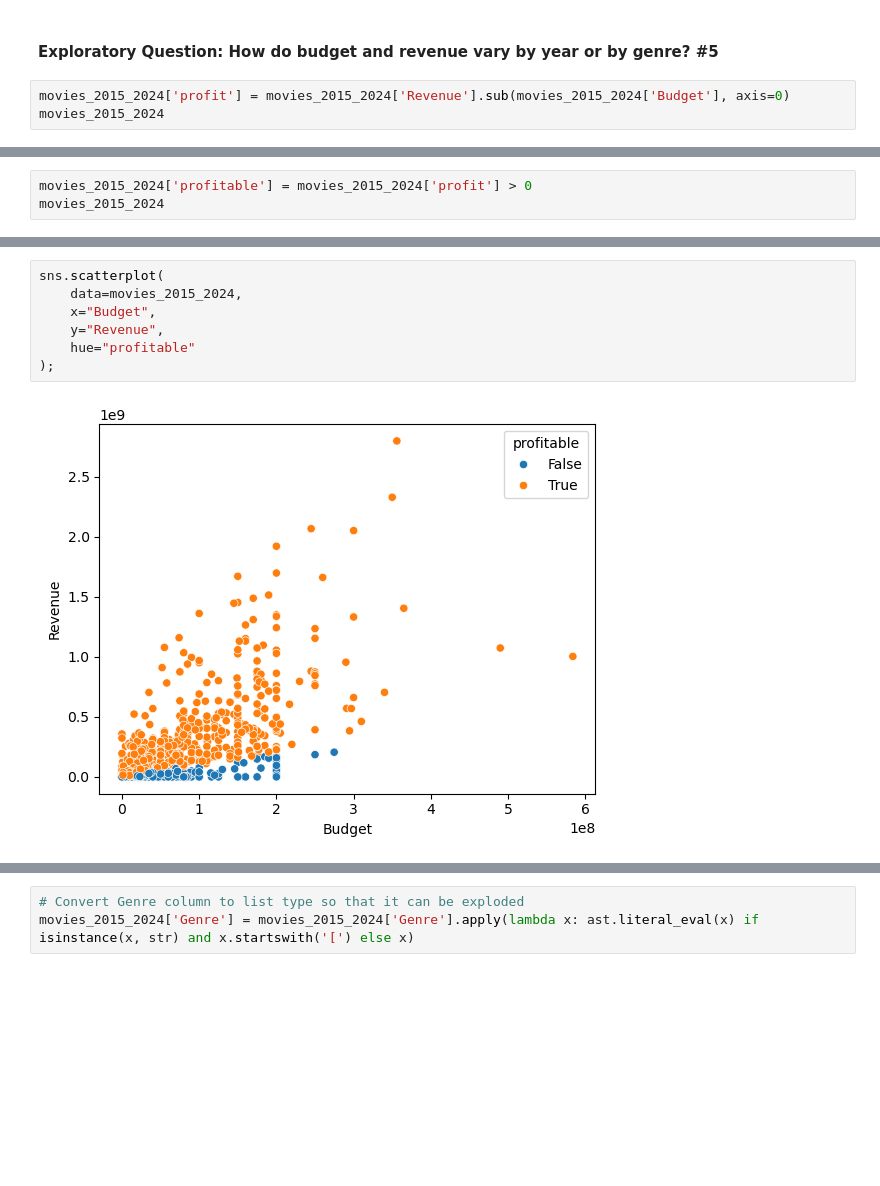
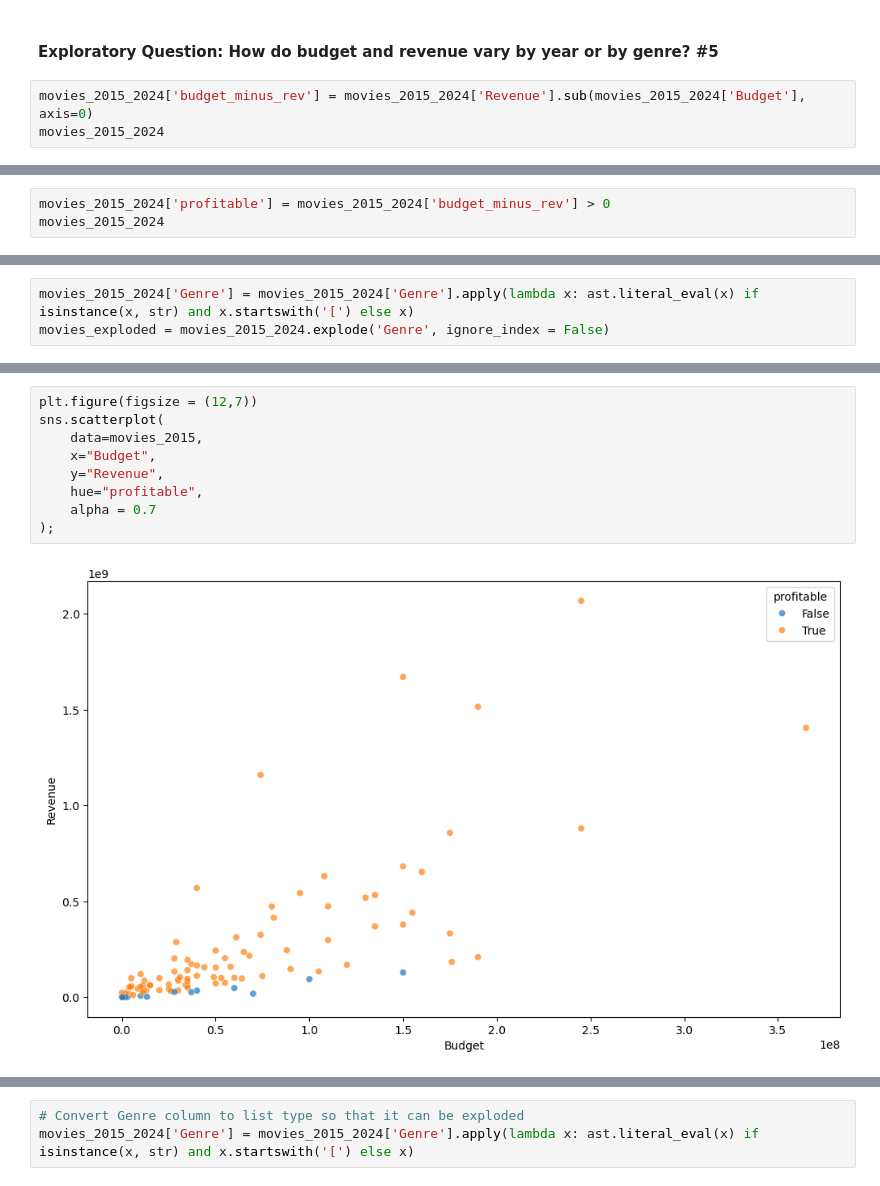
Before and after one commit to nss-data-science-cohort-9/webscraping-apis-movies-the-cranberries, a Jupyter notebook: notebooks/cdg_issue_5.ipynb, the cells around one changed output, grey strips where cells are left out. Cells and saved outputs as stored; diff of their text form; blank space fills up the shorter version.

```diff
--- a/notebooks/cdg_issue_5.ipynb
+++ b/notebooks/cdg_issue_5.ipynb
@@ -14,6 +15,6 @@ movies_2015_2024.head(2)
 # %% [markdown]
 #### Exploratory Question: How do budget and revenue vary by year or by genre? #5
 # %%
-movies_2015_2024['profit'] = movies_2015_2024['Revenue'].sub(movies_2015_2024['Budget'], axis=0)
+movies_2015_2024['budget_minus_rev'] = movies_2015_2024['Revenue'].sub(movies_2015_2024['Budget'], axis=0)
 movies_2015_2024
 # %% [output]
@@ -32,5 +33,5 @@ movies_2015_2024
 1007 rows × 9 columns
 # %%
-movies_2015_2024['profitable'] = movies_2015_2024['profit'] > 0
+movies_2015_2024['profitable'] = movies_2015_2024['budget_minus_rev'] > 0
 movies_2015_2024
 # %% [output]
@@ -49 +50,4 @@ movies_2015_2024
 1007 rows × 10 columns
+# %%
+movies_2015_2024['Genre'] = movies_2015_2024['Genre'].apply(lambda x: ast.literal_eval(x) if isinstance(x, str) and x.startswith('[') else x)
+movies_exploded = movies_2015_2024.explode('Genre', ignore_index = False)
@@ -69,11 +89,13 @@ movies_2015['profit'].plot(kind='hist', bins = 30);
 # %% [output]
 [figure]
 # %%
+plt.figure(figsize = (12,7))
 sns.scatterplot(
-    data=movies_2015_2024,
+    data=movies_2015,
     x="Budget",
     y="Revenue",
-    hue="profitable"
+    hue="profitable",
+    alpha = 0.7
 );
 # %% [output]
-[figure, old version]
+[figure, new version]
```
Also changed, not shown: parts of 32 cells of this notebook.
